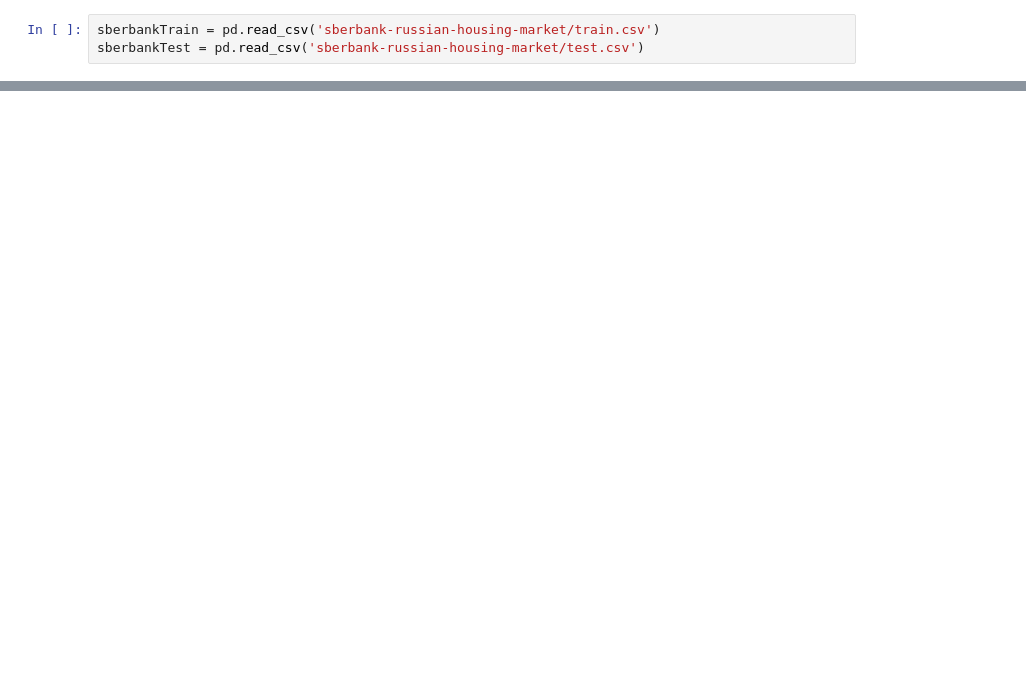
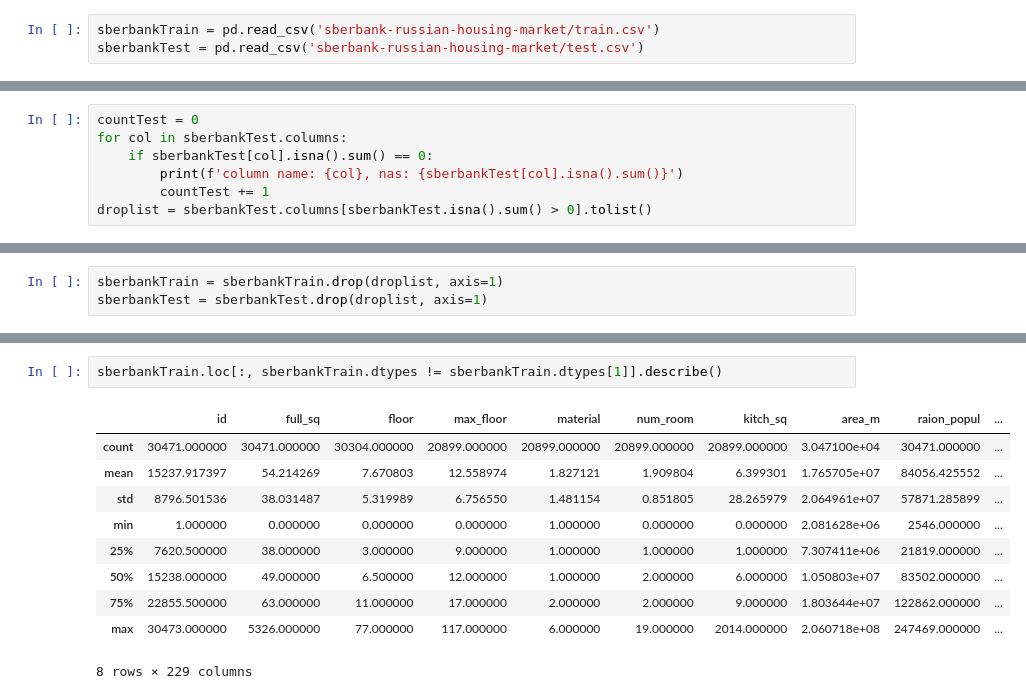
Before and after one commit to TomGeva/ML-project, a Jupyter notebook: ML-project_notbook.ipynb, the cells around one changed output, grey strips where cells are left out. Cells and saved outputs as stored; diff of their text form; blank space fills up the shorter version.

Commit message:
descriptive and removing columns

```diff
--- a/ML-project_notbook.ipynb
+++ b/ML-project_notbook.ipynb
@@ -459,0 +552,7 @@ sberbankTest = pd.read_csv('sberbank-russian-housing-market/test.csv')
+# %%
+countTest = 0
+for col in sberbankTest.columns:
+    if sberbankTest[col].isna().sum() == 0:
+        print(f'column name: {col}, nas: {sberbankTest[col].isna().sum()}')
+        countTest += 1
+droplist = sberbankTest.columns[sberbankTest.isna().sum() > 0].tolist()
@@ -459,0 +598,3 @@ sberbankTest = pd.read_csv('sberbank-russian-housing-market/test.csv')
+# %%
+sberbankTrain = sberbankTrain.drop(droplist, axis=1)
+sberbankTest = sberbankTest.drop(droplist, axis=1)
@@ -459,0 +609,13 @@ sberbankTest = pd.read_csv('sberbank-russian-housing-market/test.csv')
+# %%
+sberbankTrain.loc[:, sberbankTrain.dtypes != sberbankTrain.dtypes[1]].describe()
+# %% [output]
+|  | id | full_sq | floor | max_floor | material | num_room | kitch_sq | area_m | raion_popul | ... |
+| count | 30471.000000 | 30471.000000 | 30304.000000 | 20899.000000 | 20899.000000 | 20899.000000 | 20899.000000 | 3.047100e+04 | 30471.000000 | ... |
+| mean | 15237.917397 | 54.214269 | 7.670803 | 12.558974 | 1.827121 | 1.909804 | 6.399301 | 1.765705e+07 | 84056.425552 | ... |
+| std | 8796.501536 | 38.031487 | 5.319989 | 6.756550 | 1.481154 | 0.851805 | 28.265979 | 2.064961e+07 | 57871.285899 | ... |
+| min | 1.000000 | 0.000000 | 0.000000 | 0.000000 | 1.000000 | 0.000000 | 0.000000 | 2.081628e+06 | 2546.000000 | ... |
+| 25% | 7620.500000 | 38.000000 | 3.000000 | 9.000000 | 1.000000 | 1.000000 | 1.000000 | 7.307411e+06 | 21819.000000 | ... |
+| 50% | 15238.000000 | 49.000000 | 6.500000 | 12.000000 | 1.000000 | 2.000000 | 6.000000 | 1.050803e+07 | 83502.000000 | ... |
+| 75% | 22855.500000 | 63.000000 | 11.000000 | 17.000000 | 2.000000 | 2.000000 | 9.000000 | 1.803644e+07 | 122862.000000 | ... |
+| max | 30473.000000 | 5326.000000 | 77.000000 | 117.000000 | 6.000000 | 19.000000 | 2014.000000 | 2.060718e+08 | 247469.000000 | ... |
+8 rows × 229 columns
```
Also changed, not shown: parts of 11 cells of this notebook.
